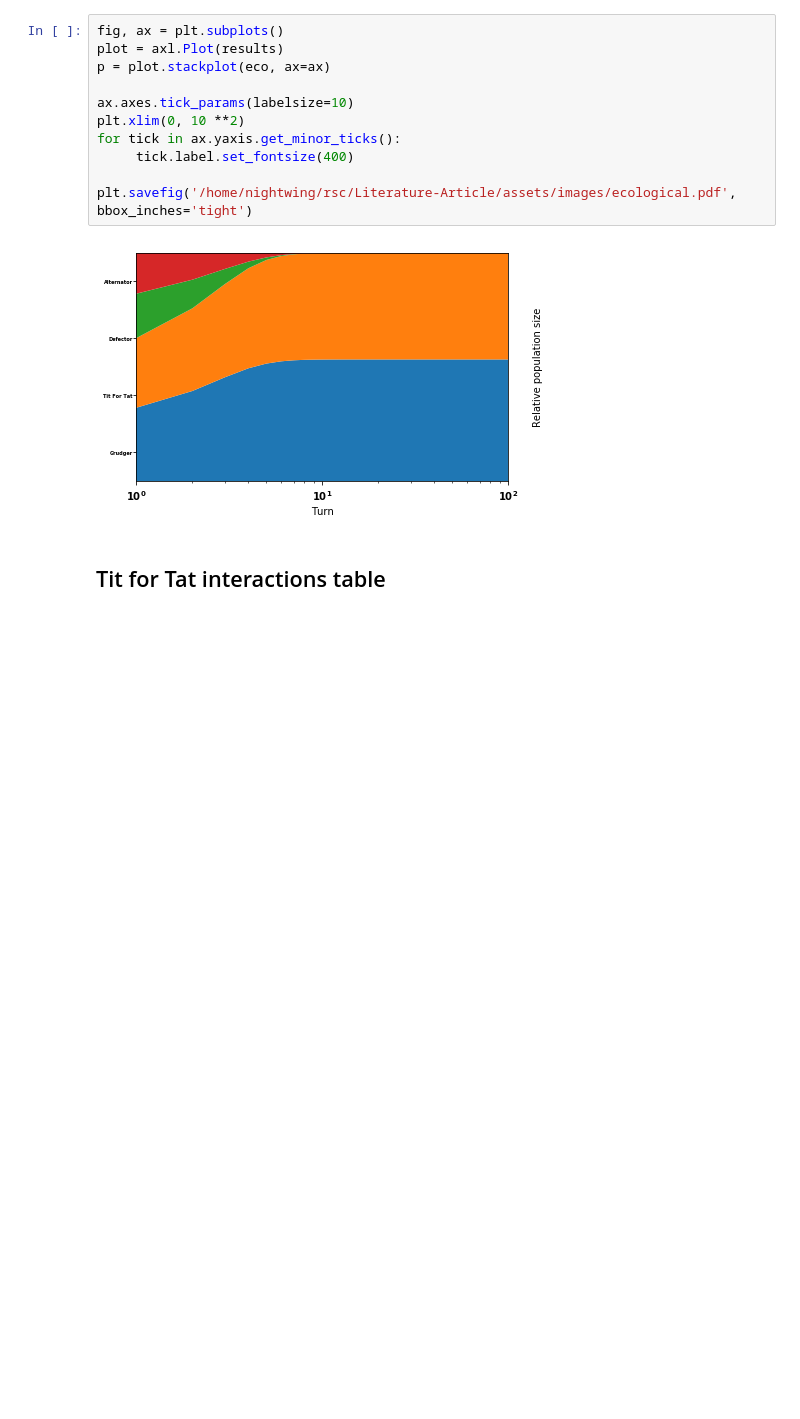
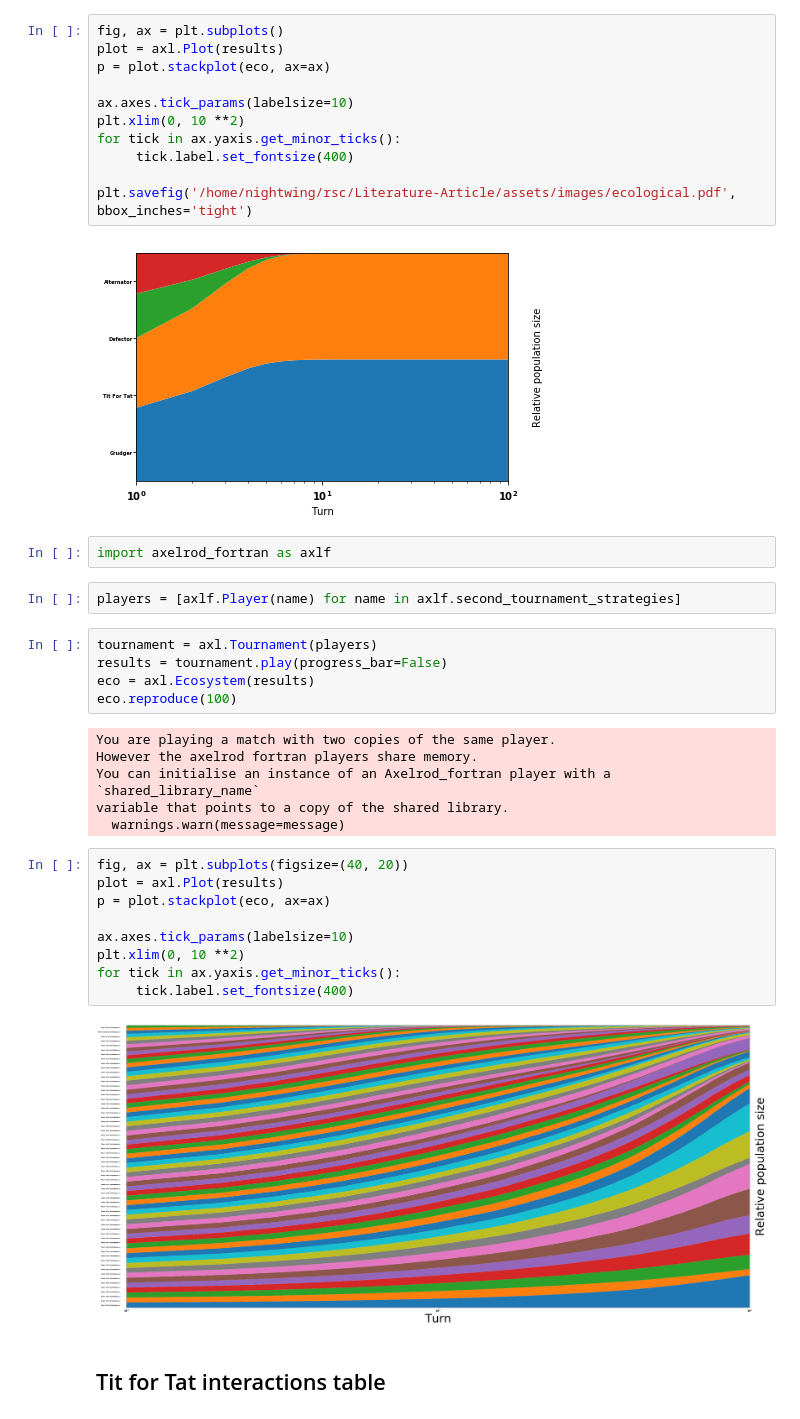
Before and after one commit to Nikoleta-v3/bibliometric-study-of-the-prisoners-dilemma, a Jupyter notebook: src/nbs/0.2. Various examples for the paper.ipynb, the cells around one changed output. Cells and saved outputs as stored; diff of their text form; blank space fills up the shorter version.

Commit message:
addressed comments on ecological tournament

```diff
--- a/src/nbs/0.2. Various examples for the paper.ipynb
+++ b/src/nbs/0.2. Various examples for the paper.ipynb
@@ -48,6 +48,33 @@ for tick in ax.yaxis.get_minor_ticks():
 plt.savefig('/home/nightwing/rsc/Literature-Article/assets/images/ecological.pdf', bbox_inches='tight')
 # %% [output]
 [figure]
+# %%
+import axelrod_fortran as axlf
+# %%
+players = [axlf.Player(name) for name in axlf.second_tournament_strategies]
+# %%
+tournament = axl.Tournament(players)
+results = tournament.play(progress_bar=False)
+eco = axl.Ecosystem(results)
+eco.reproduce(100)
+# %% [output]
+You are playing a match with two copies of the same player.
+However the axelrod fortran players share memory.
+You can initialise an instance of an Axelrod_fortran player with a
+`shared_library_name`
+variable that points to a copy of the shared library.
+  warnings.warn(message=message)
+# %%
+fig, ax = plt.subplots(figsize=(40, 20))
+plot = axl.Plot(results)
+p = plot.stackplot(eco, ax=ax)
+
+ax.axes.tick_params(labelsize=10)
+plt.xlim(0, 10 **2)
+for tick in ax.yaxis.get_minor_ticks():
+     tick.label.set_fontsize(400)
+# %% [output]
+[figure, added]
 # %% [markdown]
 Tit for Tat interactions table
 ------------------------------
```
Also changed, not shown: parts of 1 cell of this notebook, 2 other files.
